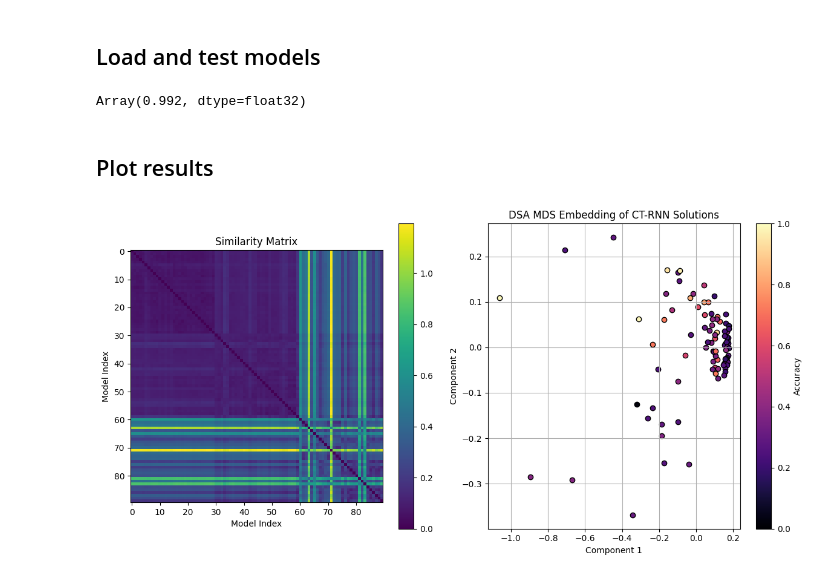
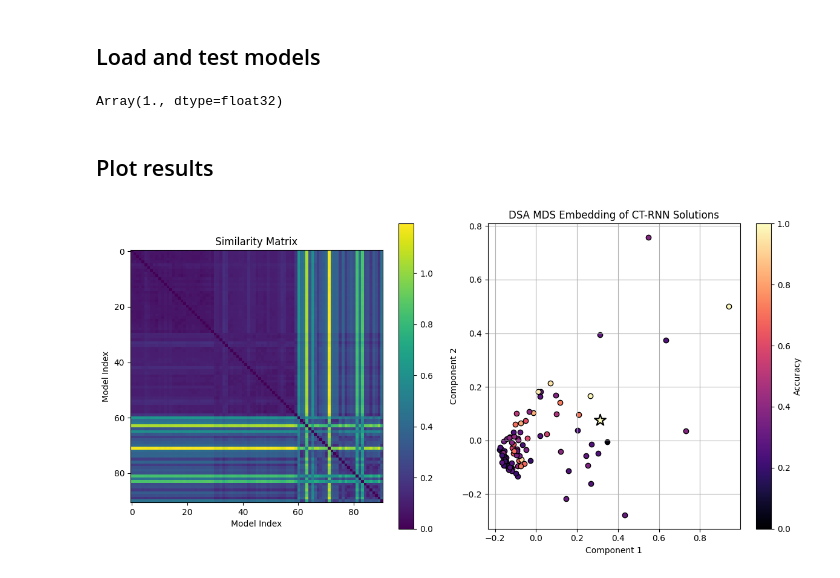
Before and after one commit to keith-murray/emergence-phase-codes, a Jupyter notebook: notebooks/m3a_solution_space.ipynb, the cells around one changed output. Saved outputs shown, nothing was run; the diff lists cells and outputs as text; code cells hidden in the pictures.

```diff
--- a/notebooks/m3a_solution_space.ipynb
+++ b/notebooks/m3a_solution_space.ipynb
@@ -93,7 +93,10 @@ for _, row in tqdm(val_metrics.iterrows(), total=len(val_metrics)):
 
     # Load parameters
     params = ModelParameters(model_state)
-    params.deserialize(os.path.join("../", row["task_dir"], "model.bin"))
+    if row["job_id"] < 100:
+        params.deserialize(os.path.join('../', row["task_dir"], "model.bin"))
+    else:
+        params.deserialize(os.path.join('../', row["task_dir"]))
 
     # Run model
     key, subkey = random.split(key)
@@ -113,7 +116,7 @@ for _, row in tqdm(val_metrics.iterrows(), total=len(val_metrics)):
 # %%
 max(accuracies)
 # %% [output]
-Array(0.992, dtype=float32)
+Array(1., dtype=float32)
 # %%
 # Visualize with MDS and similarity matrix
 embedding = MDS(
@@ -125,35 +128,48 @@ embedding = MDS(
 # %%
 # Setup figure
 fig, (ax1, ax2) = plt.subplots(1, 2, figsize=(12, 6))
 
 # Plot similarity matrix
 im = ax1.imshow(similarity_matrix, cmap="viridis")
 ax1.set_title("Similarity Matrix")
 ax1.set_xlabel("Model Index")
 ax1.set_ylabel("Model Index")
 fig.colorbar(im, ax=ax1)
 
 # Plot MDS embedding
 cmap = cm.magma
 norm = mcolors.Normalize(vmin=0, vmax=1)
 for i in range(len(embedding)):
-    ax2.scatter(
-        embedding[i, 0],
-        embedding[i, 1],
-        c=[cmap(norm(accuracies[i]))],
-        edgecolors="black",
-    )
+    # Special styling for job_id == 100
+    if val_metrics.iloc[i]["job_id"] == 100:
+        ax2.scatter(
+            embedding[i, 0],
+            embedding[i, 1],
+            c=[cmap(norm(accuracies[i]))],
+            marker="*",
+            s=200,
+            linewidths=1.5,
+            edgecolors="black",
+            zorder=5,
+        )
+    else:
+        ax2.scatter(
+            embedding[i, 0],
+            embedding[i, 1],
+            c=[cmap(norm(accuracies[i]))],
+            edgecolors="black",
+        )
 
 ax2.set_title("DSA MDS Embedding of CT-RNN Solutions")
 ax2.set_xlabel("Component 1")
 ax2.set_ylabel("Component 2")
 ax2.grid(True)
 sm = plt.cm.ScalarMappable(norm=norm, cmap=cmap)
 sm.set_array([])
 cbar = fig.colorbar(sm, ax=ax2)
 cbar.set_label("Accuracy")
 
 plt.tight_layout()
 plt.show()
 # %% [output]
-[figure, old version]
+[figure, new version]
```
